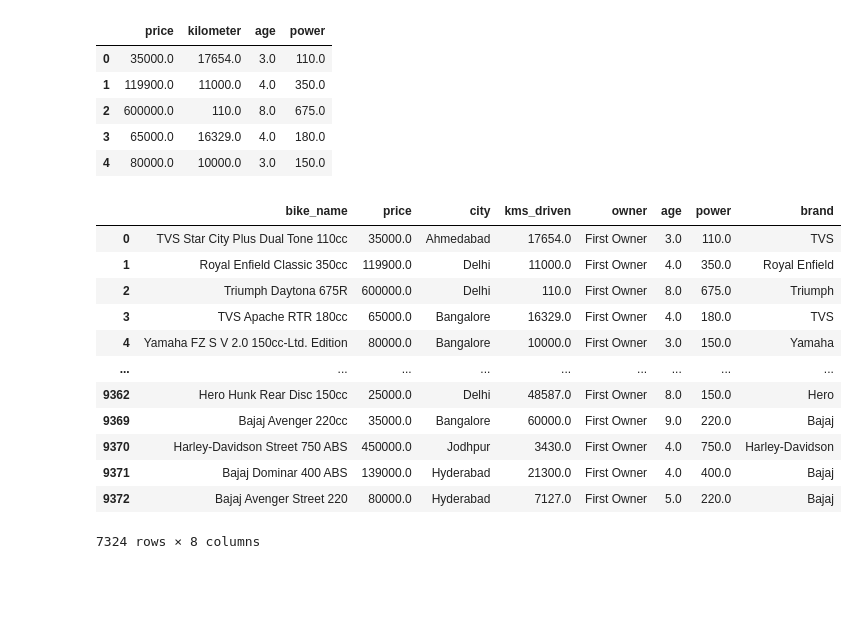
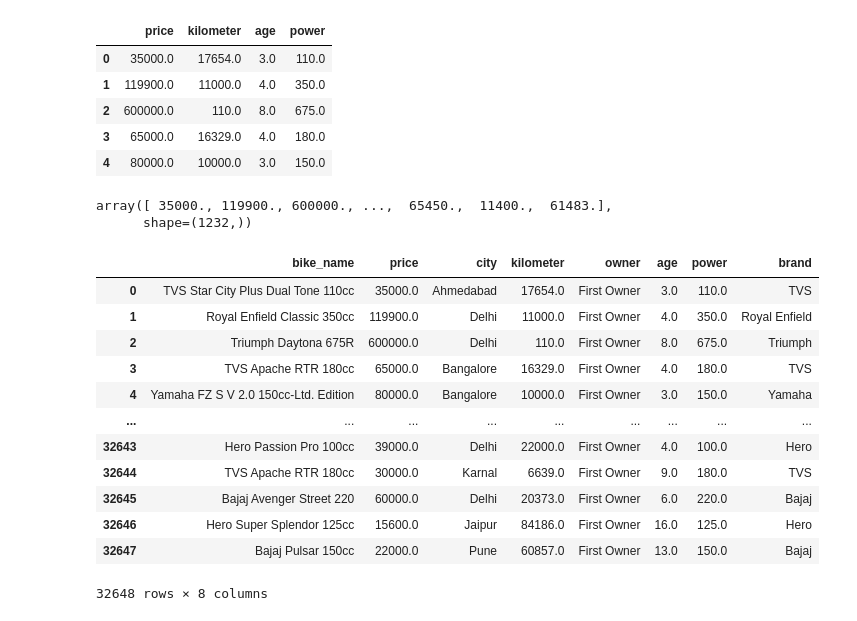
Before and after one commit to chandni8290/data-science-, a Jupyter notebook: bikes.ipynb, the cells around one changed output. Cells and saved outputs as stored; diff of their text form; code cells hidden in the pictures; blank space fills up the shorter version.

```diff
--- a/bikes.ipynb
+++ b/bikes.ipynb
@@ -286,9 +303,9 @@ dr =royal_df[royal_df['age']<=2]royal_2age_df
 # %%
 import pandas as pd
-df = pd.read_csv("Used_Bikes.csv")
+df2 = pd.read_csv("Used_Bikes.csv")
 
-royal_df=df[(df['brand'] == 'Royal Enfield')&
-   (df["kms_driven"] == 38000)&
-   (df['owner']=='first owner')&
-   (df['price']<=100000)]
+royal_df2=df2[(df['brand'] == 'Royal Enfield')&
+   (df2["kms_driven"] == 38000)&
+   (df2['owner']=='first owner')&
+   (df2['price']<=100000)]
 # %%
@@ -329,5 +346,5 @@ Index(['bike_name', 'price', 'city', 'kms_driven', 'owner', 'age', 'power',
        'brand'],
       dtype='object')
 # %%
-df.rename(columns= {'kms_driven':'kilometer'},inplace=True)
+df2.rename(columns= {'kms_driven':'kilometer'},inplace=True)
 # %%
@@ -407,26 +426,29 @@ char.head()
 # %%
-char['owner'].unique()
+char['price'].unique()
+# %% [output]
+array([ 35000., 119900., 600000., ...,  65450.,  11400.,  61483.],
+      shape=(1232,))
 # %%
 owner_dict = {
     'first owner': 1,
     'second owner': 2
 }
 # %%
-df
+df2
 # %% [output]
-|  | bike_name | price | city | kms_driven | owner | age | power | brand |
+|  | bike_name | price | city | kilometer | owner | age | power | brand |
 | 0 | TVS Star City Plus Dual Tone 110cc | 35000.0 | Ahmedabad | 17654.0 | First Owner | 3.0 | 110.0 | TVS |
 | 1 | Royal Enfield Classic 350cc | 119900.0 | Delhi | 11000.0 | First Owner | 4.0 | 350.0 | Royal Enfield |
 | 2 | Triumph Daytona 675R | 600000.0 | Delhi | 110.0 | First Owner | 8.0 | 675.0 | Triumph |
 | 3 | TVS Apache RTR 180cc | 65000.0 | Bangalore | 16329.0 | First Owner | 4.0 | 180.0 | TVS |
 | 4 | Yamaha FZ S V 2.0 150cc-Ltd. Edition | 80000.0 | Bangalore | 10000.0 | First Owner | 3.0 | 150.0 | Yamaha |
 | ... | ... | ... | ... | ... | ... | ... | ... | ... |
-| 9362 | Hero Hunk Rear Disc 150cc | 25000.0 | Delhi | 48587.0 | First Owner | 8.0 | 150.0 | Hero |
-| 9369 | Bajaj Avenger 220cc | 35000.0 | Bangalore | 60000.0 | First Owner | 9.0 | 220.0 | Bajaj |
-| 9370 | Harley-Davidson Street 750 ABS | 450000.0 | Jodhpur | 3430.0 | First Owner | 4.0 | 750.0 | Harley-Davidson |
-| 9371 | Bajaj Dominar 400 ABS | 139000.0 | Hyderabad | 21300.0 | First Owner | 4.0 | 400.0 | Bajaj |
-| 9372 | Bajaj Avenger Street 220 | 80000.0 | Hyderabad | 7127.0 | First Owner | 5.0 | 220.0 | Bajaj |
+| 32643 | Hero Passion Pro 100cc | 39000.0 | Delhi | 22000.0 | First Owner | 4.0 | 100.0 | Hero |
+| 32644 | TVS Apache RTR 180cc | 30000.0 | Karnal | 6639.0 | First Owner | 9.0 | 180.0 | TVS |
+| 32645 | Bajaj Avenger Street 220 | 60000.0 | Delhi | 20373.0 | First Owner | 6.0 | 220.0 | Bajaj |
+| 32646 | Hero Super Splendor 125cc | 15600.0 | Jaipur | 84186.0 | First Owner | 16.0 | 125.0 | Hero |
+| 32647 | Bajaj Pulsar 150cc | 22000.0 | Pune | 60857.0 | First Owner | 13.0 | 150.0 | Bajaj |
-7324 rows × 8 columns
+32648 rows × 8 columns
 # %%
 from sklearn.preprocessing import LabelEncoder
 le =LabelEncoder()
```
Also changed, not shown: parts of 82 cells of this notebook.
